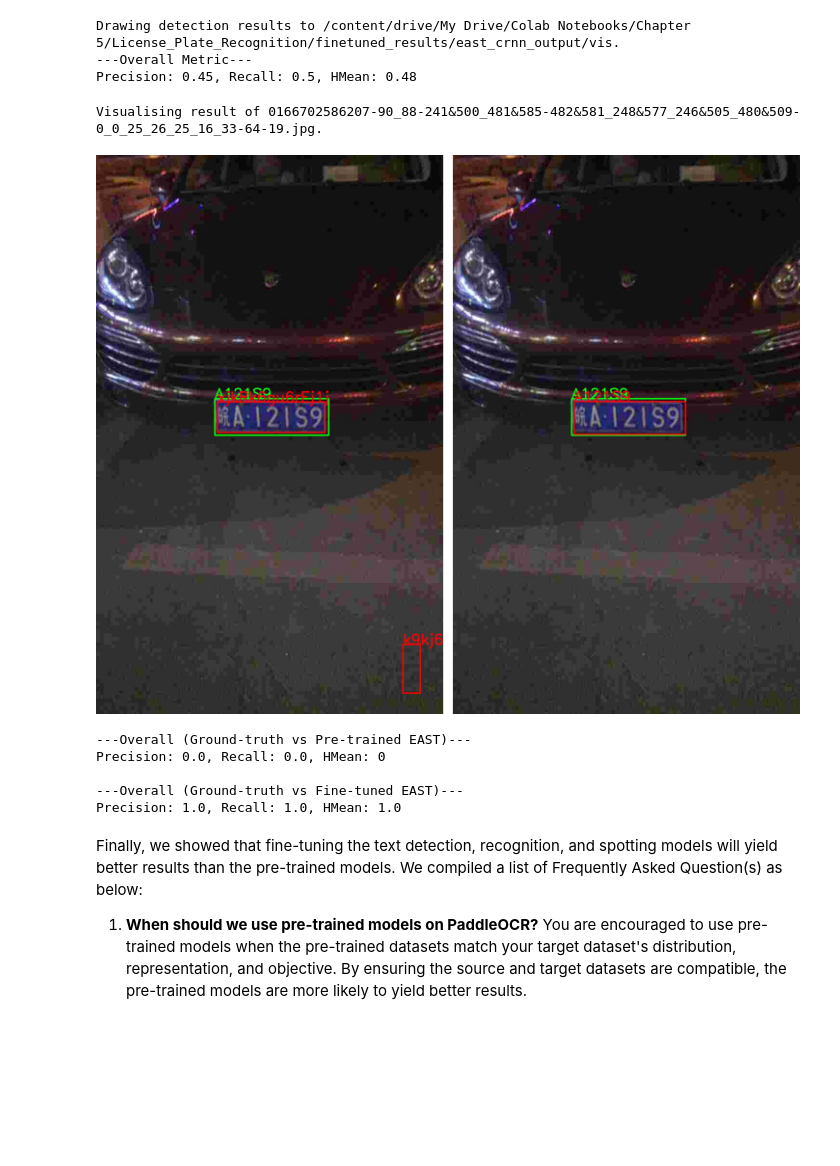
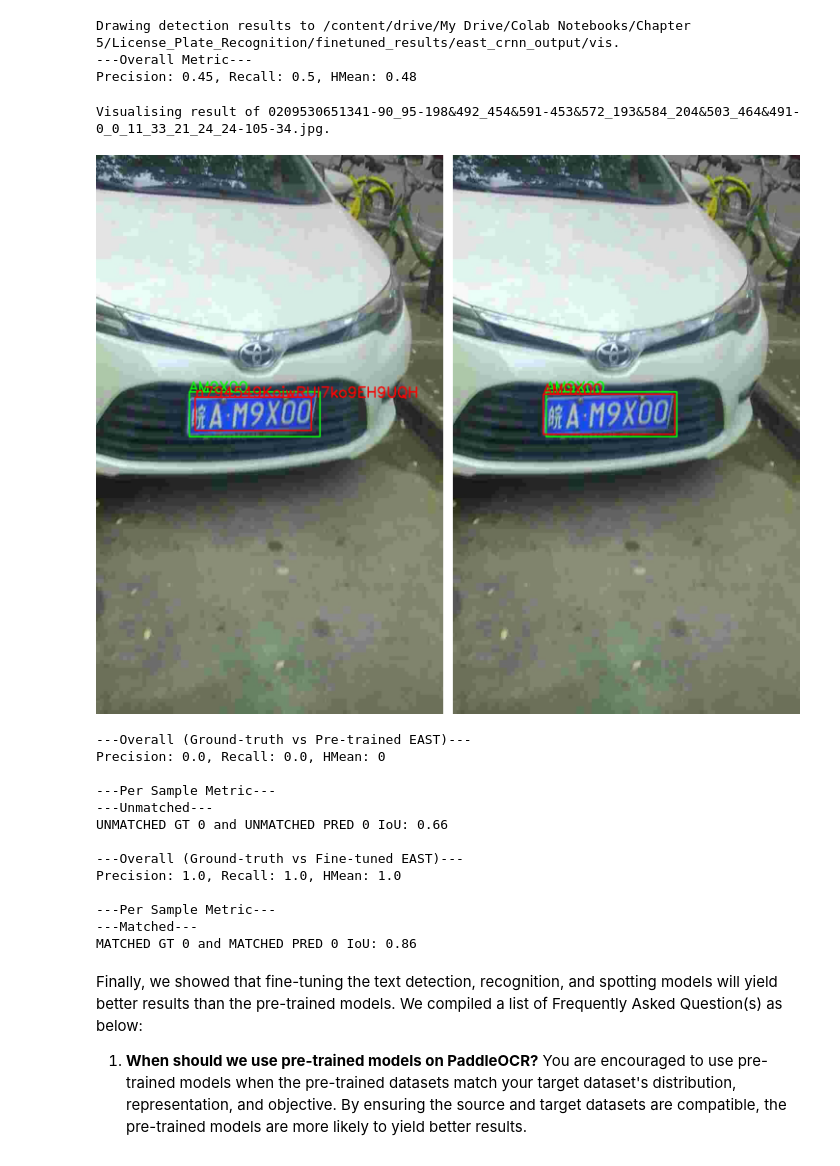
Before and after one commit to chunchet-ng/paddleocr_lpr, a Jupyter notebook: License_Plate_Recognition/EAST_CRNN_LPR.ipynb, the cells around one changed output. Saved outputs shown, nothing was run; the diff lists cells and outputs as text; code cells hidden in the pictures; blank space fills up the shorter version.

```diff
--- a/License_Plate_Recognition/EAST_CRNN_LPR.ipynb
+++ b/License_Plate_Recognition/EAST_CRNN_LPR.ipynb
@@ -1311,48 +1356,88 @@ grid_pil_img.show()
 
 gt_path = "/content/drive/My Drive/CCPD2019/val.txt"
 pt_txt_path = (
     "/content/drive/My Drive/Colab Notebooks/Chapter 5/"
     "License_Plate_Recognition/pretrained_results/east_crnn_output/east_crnn_output.txt"
 )
 ft_txt_path = (
     "/content/drive/My Drive/Colab Notebooks/Chapter 5/"
     "License_Plate_Recognition/finetuned_results/east_crnn_output/east_crnn_output.txt"
 )
 gt_dict = txt_to_dict(gt_path, True, sel_img_id=sel_img_id)
 pt_det_dict = txt_to_dict(pt_txt_path, True, sel_img_id=sel_img_id)
 ft_det_dict = txt_to_dict(ft_txt_path, True, sel_img_id=sel_img_id)
 
 print(f"---Overall (Ground-truth vs Pre-trained EAST)---")
-resDict = evaluation(gt_dict, pt_det_dict, eval_config)
+pt_resDict = evaluation(gt_dict, pt_det_dict, eval_config)
 precision, recall, hmean = (
-    resDict["method"]["precision"],
-    resDict["method"]["recall"],
-    resDict["method"]["hmean"],
+    pt_resDict["method"]["precision"],
+    pt_resDict["method"]["recall"],
+    pt_resDict["method"]["hmean"],
 )
 print(
     f"Precision: {round(precision, 2)}, Recall: {round(recall, 2)}, HMean:"
     f" {round(hmean, 2)}\n"
 )
 
+matched_str, ignore_str, unmatched_str = format_dict(pt_resDict, sel_img_id)
+
+print("---Per Sample Metric---")
+
+if matched_str != "":
+    print("---Matched---")
+    print(matched_str)
+
+if ignore_str != "":
+    print("---Ignored---")
+    print(ignore_str)
+
+if unmatched_str != "":
+    print("---Unmatched---")
+    print(unmatched_str)
+
 print(f"---Overall (Ground-truth vs Fine-tuned EAST)---")
-resDict = evaluation(gt_dict, ft_det_dict, eval_config)
+ft_resDict = evaluation(gt_dict, ft_det_dict, eval_config)
 precision, recall, hmean = (
-    resDict["method"]["precision"],
-    resDict["method"]["recall"],
-    resDict["method"]["hmean"],
+    ft_resDict["method"]["precision"],
+    ft_resDict["method"]["recall"],
+    ft_resDict["method"]["hmean"],
 )
 print(
     f"Precision: {round(precision, 2)}, Recall: {round(recall, 2)}, HMean:"
     f" {round(hmean, 2)}\n"
 )
+
+matched_str, ignore_str, unmatched_str = format_dict(ft_resDict, sel_img_id)
+
+print("---Per Sample Metric---")
+
+if matched_str != "":
+    print("---Matched---")
+    print(matched_str)
+
+if ignore_str != "":
+    print("---Ignored---")
+    print(ignore_str)
+
+if unmatched_str != "":
+    print("---Unmatched---")
+    print(unmatched_str)
 # %% [output]
-Visualising result of 0166702586207-90_88-241&500_481&585-482&581_248&577_246&505_480&509-0_0_25_26_25_16_33-64-19.jpg.
+Visualising result of 0209530651341-90_95-198&492_454&591-453&572_193&584_204&503_464&491-0_0_11_33_21_24_24-105-34.jpg.
-[figure, old version]
+[figure, new version]
 ---Overall (Ground-truth vs Pre-trained EAST)---
 Precision: 0.0, Recall: 0.0, HMean: 0
 
+---Per Sample Metric---
+---Unmatched---
+UNMATCHED GT 0 and UNMATCHED PRED 0 IoU: 0.66
+
 ---Overall (Ground-truth vs Fine-tuned EAST)---
 Precision: 1.0, Recall: 1.0, HMean: 1.0
+
+---Per Sample Metric---
+---Matched---
+MATCHED GT 0 and MATCHED PRED 0 IoU: 0.86
 # %% [markdown]
 Finally, we showed that fine-tuning the text detection, recognition, and spotting models will yield better results than the pre-trained models. We compiled a list of Frequently Asked Question(s) as below:
 
```
Also changed, not shown: parts of 13 cells of this notebook, 1 other file.
